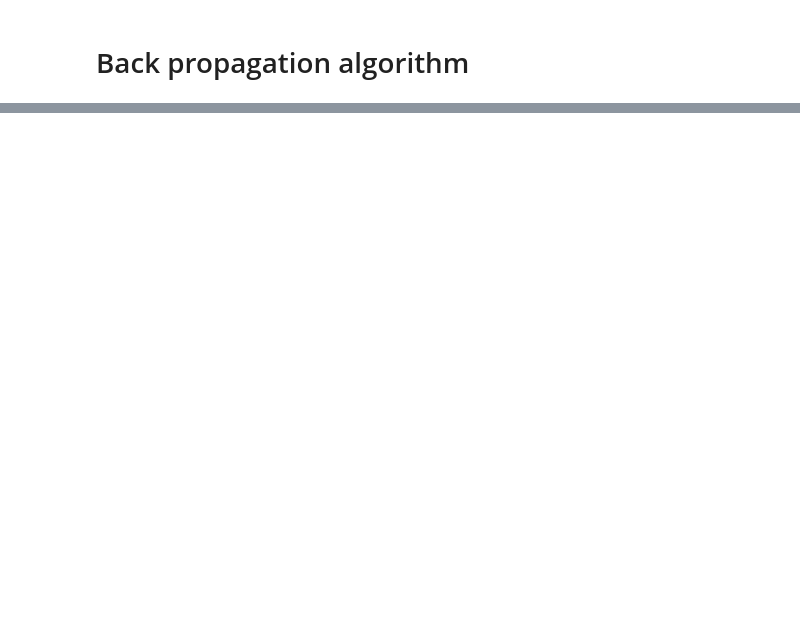
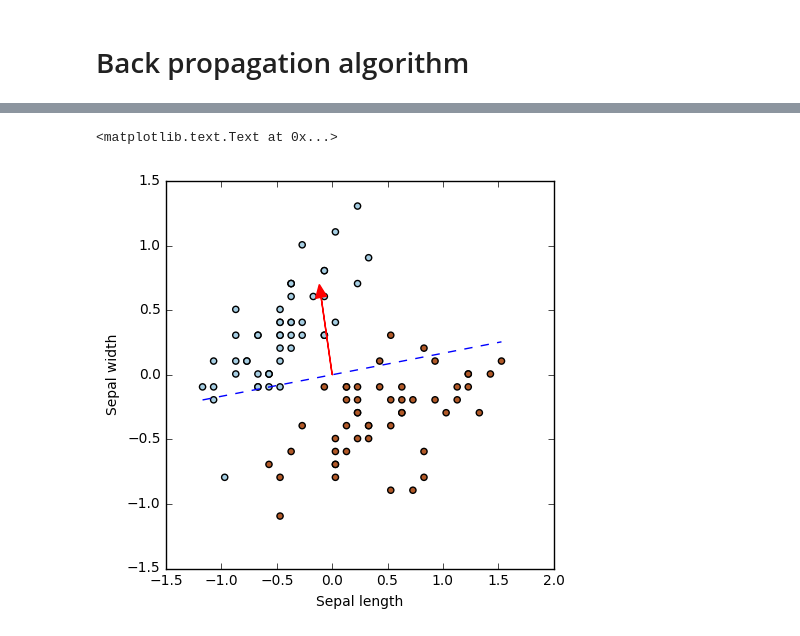
Before and after one commit to AbstractGeek/rusmalai-ncbs, a Jupyter notebook: 02-perceptron-learning-and-backpropagation.ipynb, the cells around one changed output, grey strips where cells are left out. Drawn from its saved outputs; the diff is of its cells as text; code cells hidden in the pictures; blank space fills up the shorter version.

Commit message:
added visualization for perceptron learning

```diff
--- a/02-perceptron-learning-and-backpropagation.ipynb
+++ b/02-perceptron-learning-and-backpropagation.ipynb
@@ -60,0 +67,2 @@ True
+# %%
+w = np.array([-0.1,0.6])
@@ -60,0 +81,18 @@ True
+# %%
+# Calculate slopes
+m = -w[0]/w[1]
+c = 0
+# Creating slope line
+x1 = np.linspace(np.min(X[:,0]), np.max(X[:,0]), 100)
+y1 = m*x1 + c
+# %%
+plt.figure(2, figsize=(5, 5))
+ax = plt.axes()
+plt.scatter(X[:, 0], X[:, 1], c=Y, cmap=plt.cm.Paired)
+plt.plot(x1,y1,linestyle='--')
+ax.arrow(0, 0, w[0], w[1], head_width=0.1, head_length=0.1, fc='r', ec='r') # Weight vector
+plt.xlabel('Sepal length')
+plt.ylabel('Sepal width')
+# %% [output]
+<matplotlib.text.Text at 0x...>
+[figure, added]
```
Also changed, not shown: parts of 21 cells of this notebook.
